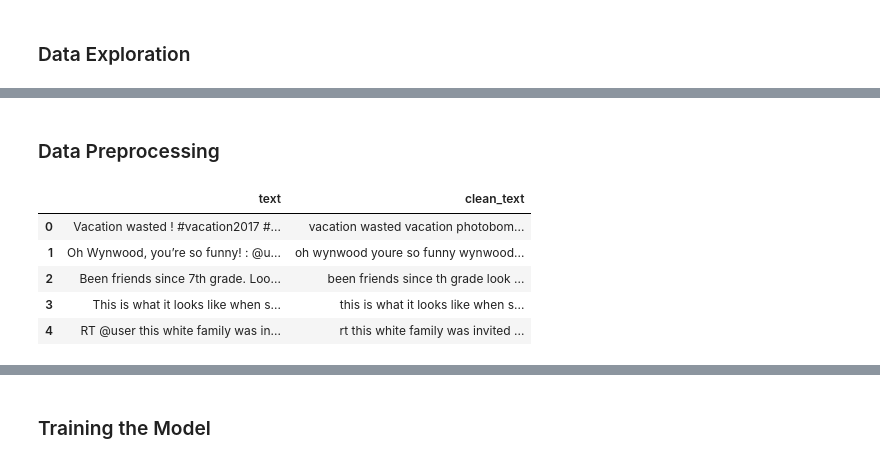
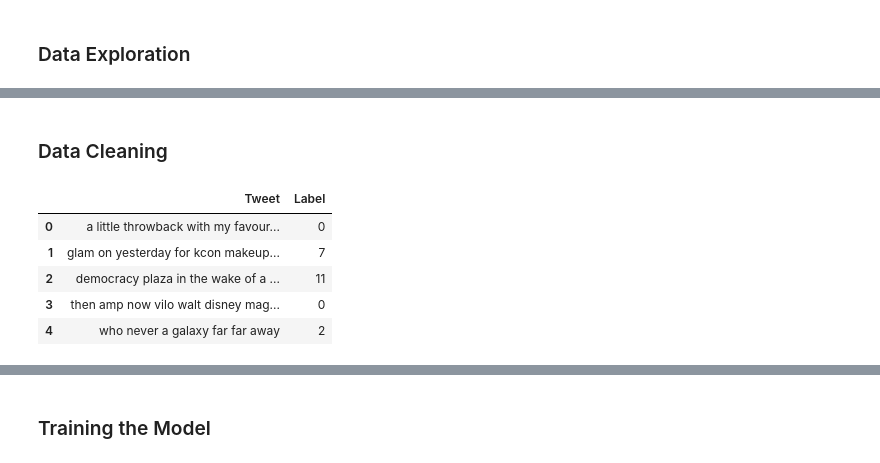
Before and after one commit to yuashi/emoji_prediction, a Jupyter notebook: train.ipynb, the cells around one changed output, grey strips where cells are left out. Saved outputs shown, nothing was run; the diff lists cells and outputs as text; code cells hidden in the pictures.

```diff
--- a/train.ipynb
+++ b/train.ipynb
@@ -4,8 +4,7 @@
 import pandas as pd
 import numpy as np
 
-train=pd.read_csv('./dataset/Train.csv')
-test=pd.read_csv('./dataset/Test.csv')
-mapping=pd.read_csv('./dataset/Mapping.csv')
-train.head()
+df=pd.read_csv('./dataset/emoji_uncleaned.csv')
+mapping=pd.read_csv('./dataset/mapping.csv')
+df.head()
 # %% [output]
@@ -90,36 +53,28 @@ train.head()
 # %% [markdown]
-### Data Preprocessing
+### Data Cleaning
 # %%
-train.drop(['Unnamed: 0'], axis=1, inplace=True)
-
+import string
 import re
 
-def clean_text(text):
-    text = text.lower()
+def tweet_clean(tweet):
+    tweet = str(tweet).lower()
+    rm_mention = re.sub(r'@[A-Za-z0-9]+', '', tweet)                       # remove @mentions
+    rm_rt = re.sub(r'RT[/s]+', '', rm_mention)                             # remove RT
+    rm_links = re.sub(r'http\S+', '', rm_rt)                               # remove hyperlinks
+    rm_links = re.sub(r'https?:\/\/\S+','', rm_links)
+    rm_nums = re.sub('[0-9]+', '', rm_links)                               # remove numbers
+    rm_punc = [char for char in rm_nums if char not in string.punctuation] # remove punctuations
+    rm_punc = ''.join(rm_punc)
+    cleaned = rm_punc
 
-    # remove URLs
-    text = re.sub(r'http\S+|www\S+', '', text)
+    return cleaned
 
-    # remove mentions
-    text = re.sub(r'@\w+', '', text)
-
-    # remove hashtags (keep text)
-    text = re.sub(r'#', '', text)
-
-    # remove special characters
-    text = re.sub(r'[^a-zA-Z\s]', '', text)
-
-    # remove extra spaces
-    text = re.sub(r'\s+', ' ', text).strip()
-
-    return text
-
-train['clean_text'] = train['text'].apply(clean_text)
-train[['text', 'clean_text']].head()
+df["Tweet"] = df["Tweet"].apply(tweet_clean)
+df.head(5)
 # %% [output]
-|  | text | clean_text |
-| 0 | Vacation wasted ! #vacation2017 #... | vacation wasted vacation photobom... |
-| 1 | Oh Wynwood, you’re so funny! : @u... | oh wynwood youre so funny wynwood... |
-| 2 | Been friends since 7th grade. Loo... | been friends since th grade look ... |
-| 3 | This is what it looks like when s... | this is what it looks like when s... |
-| 4 | RT @user this white family was in... | rt this white family was invited ... |
+|  | Tweet | Label |
+| 0 | a little throwback with my favour... | 0 |
+| 1 | glam on yesterday for kcon makeup... | 7 |
+| 2 | democracy plaza in the wake of a ... | 11 |
+| 3 | then amp now vilo walt disney mag... | 0 |
+| 4 | who never a galaxy far far away | 2 |
```
Also changed, not shown: parts of 39 cells of this notebook, 1 other file.
